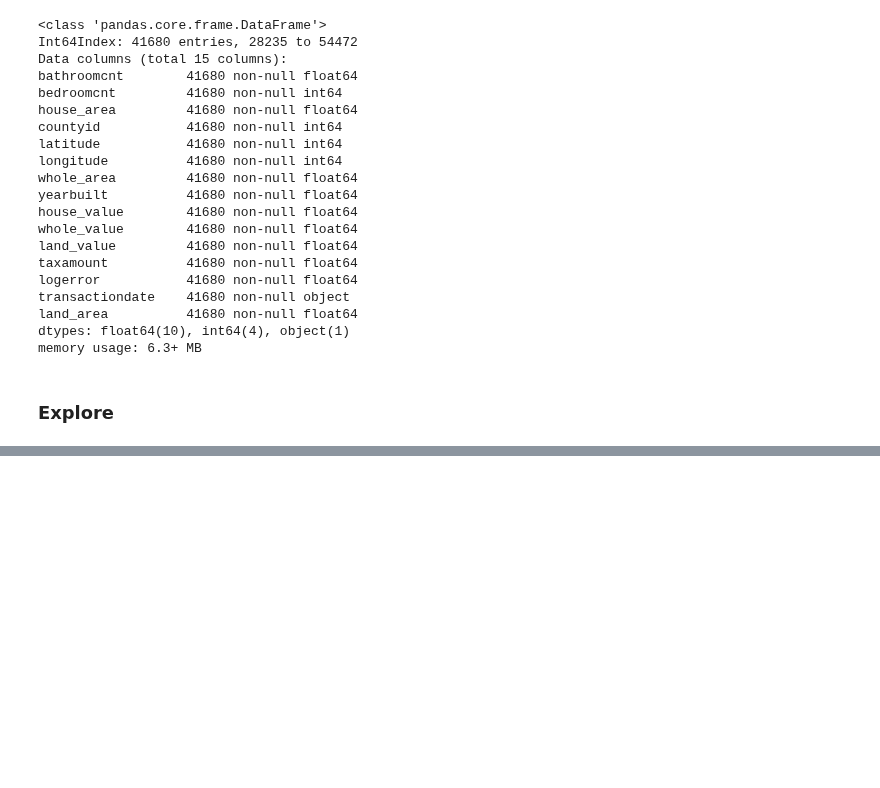
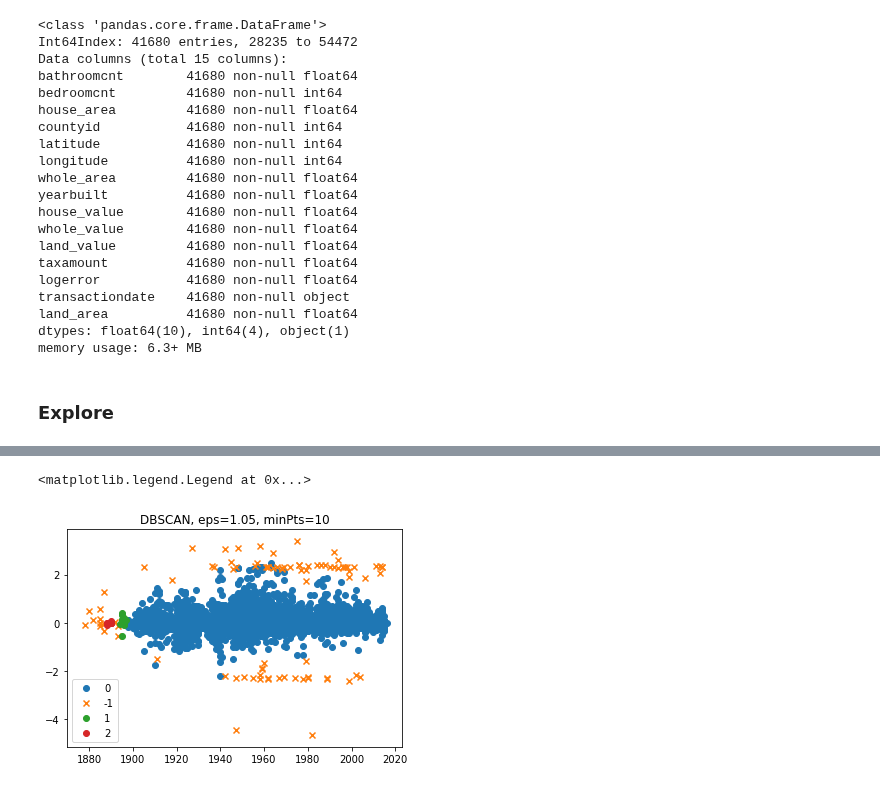
Before and after one commit to RainierCluster/zillow-cluster, a Jupyter notebook: mists_clustsers.ipynb, the cells around one changed output, grey strips where cells are left out. Drawn from its saved outputs; the diff is of its cells as text; code cells hidden in the pictures; blank space fills up the shorter version.

```diff
--- a/mists_clustsers.ipynb
+++ b/mists_clustsers.ipynb
@@ -605,0 +694,17 @@ Name: land_area, dtype: int64
+# %%
+eps = 1.05
+minPts = 10
+
+cores, labels = dbscan(train_ex[["yearbuilt","logerror"]], eps=eps, min_samples=minPts)
+train_ex['cluster'] = labels
+
+for c in train_ex.cluster.unique():
+    subset = train_ex[train_ex.cluster == c]
+    marker = 'x' if c == -1 else 'o'
+    plt.scatter(subset.yearbuilt, subset.logerror, marker=marker, label=c, zorder=3)
+
+plt.title(f'DBSCAN, eps={eps}, minPts={minPts}')
+plt.legend()
+# %% [output]
+<matplotlib.legend.Legend at 0x...>
+[figure, added]
```
Also changed, not shown: parts of 29 cells of this notebook, 1 other file.
